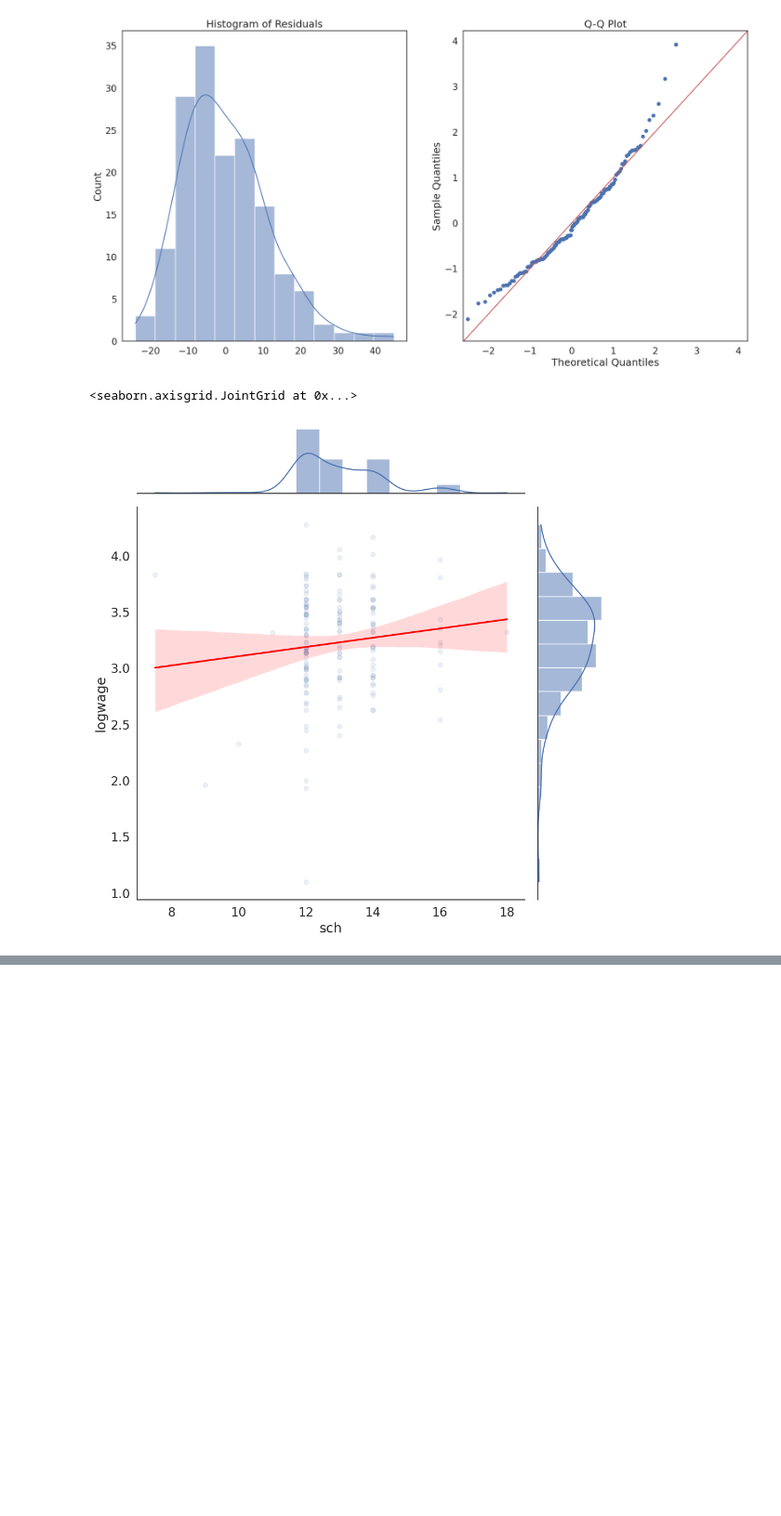
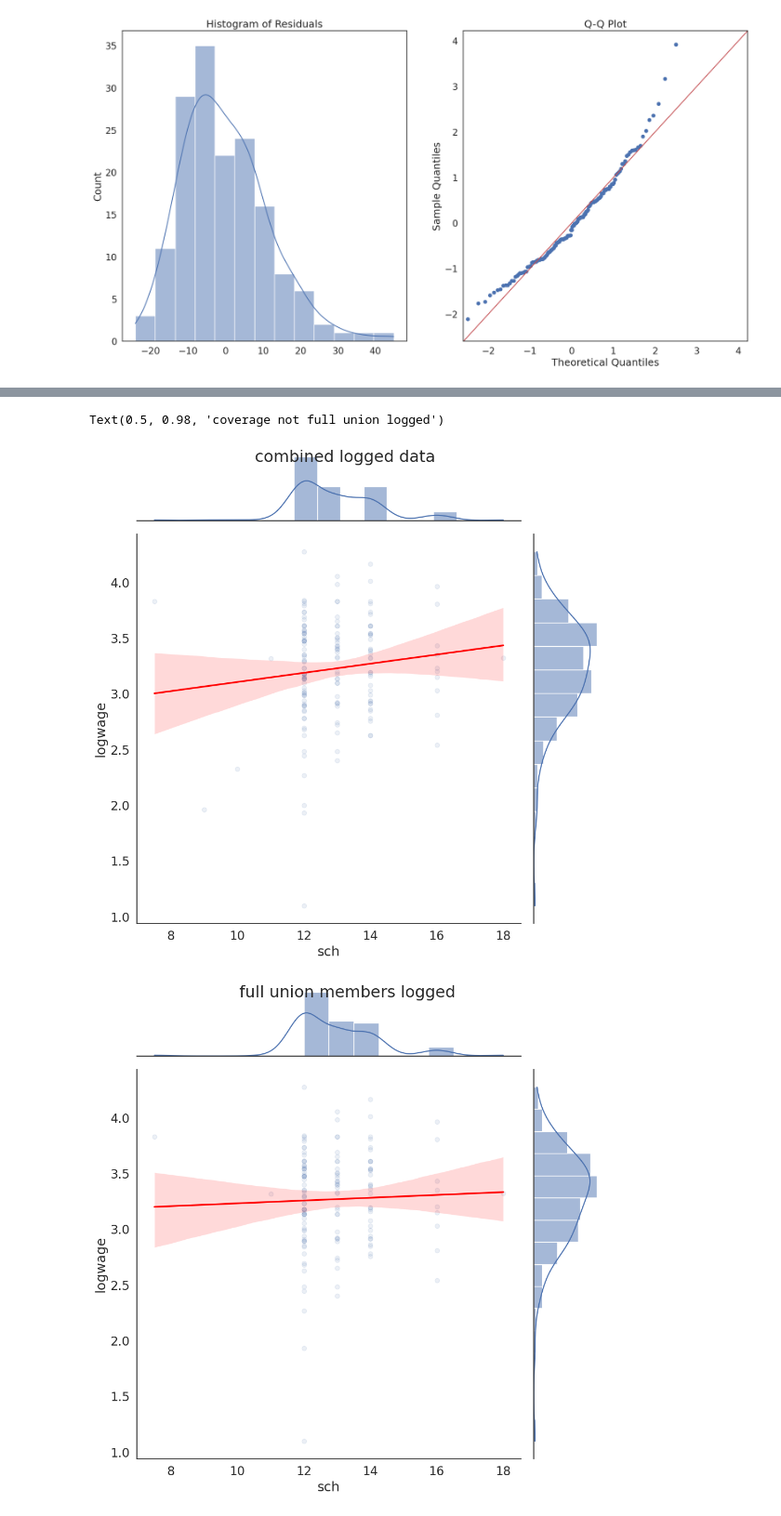
Before and after one commit to emetcalf-vas/QM2, a Jupyter notebook: notebooks/W07_Regression_Distributions_and_Basic_Statistics.ipynb, the cells around one changed output, grey strips where cells are left out. Shown at 93% size. Cells and saved outputs as stored; diff of their text form; code cells hidden in the pictures; blank space fills up the shorter version.

```diff
--- a/notebooks/W07_Regression_Distributions_and_Basic_Statistics.ipynb
+++ b/notebooks/W07_Regression_Distributions_and_Basic_Statistics.ipynb
@@ -756,11 +756,15 @@ axes[1].set_title('Q-Q Plot')
 plt.show()
 # %% [output]
 [figure]
-# %%
-#time to log
-combined_construction['logwage']=np.log(reg_df['realhrwage'])
-
-sns.jointplot(data=combined_construction, x='sch', y='logwage', kind="reg",  scatter_kws=dict(alpha=0.1), line_kws=dict(color='red'), height=10)
-# %% [output]
-<seaborn.axisgrid.JointGrid at 0x...>
-[figure, removed]
+# %%
+#time to log
+combined_construction['logwage']=np.log(combined_construction['realhrwage'])
+
+sns.jointplot(data=combined_construction, x='sch', y='logwage', kind="reg",  scatter_kws=dict(alpha=0.1), line_kws=dict(color='red'), height=10).fig.suptitle("combined logged data ")
+
+construction_union["logwage"] = np.log(construction_union["realhrwage"])
+construction_no_union["logwage"] = np.log(construction_no_union["realhrwage"])
+
+sns.jointplot(data=construction_union, x='sch', y='logwage', kind="reg",  scatter_kws=dict(alpha=0.1), line_kws=dict(color='red'), height=10).fig.suptitle("full union members logged")
+sns.jointplot(data=construction_no_union, x='sch', y='logwage', kind="reg",  scatter_kws=dict(alpha=0.1), line_kws=dict(color='red'), height=10).fig.suptitle("coverage not full union logged")
+# %% [output]
@@ -766,0 +781,3 @@ sns.jointplot(data=combined_construction, x='sch', y='logwage', kind="reg",  sca
+Text(0.5, 0.98, 'coverage not full union logged')
+[figure, added]
+[figure, added]
```
Also changed, not shown: parts of 7 cells of this notebook.
